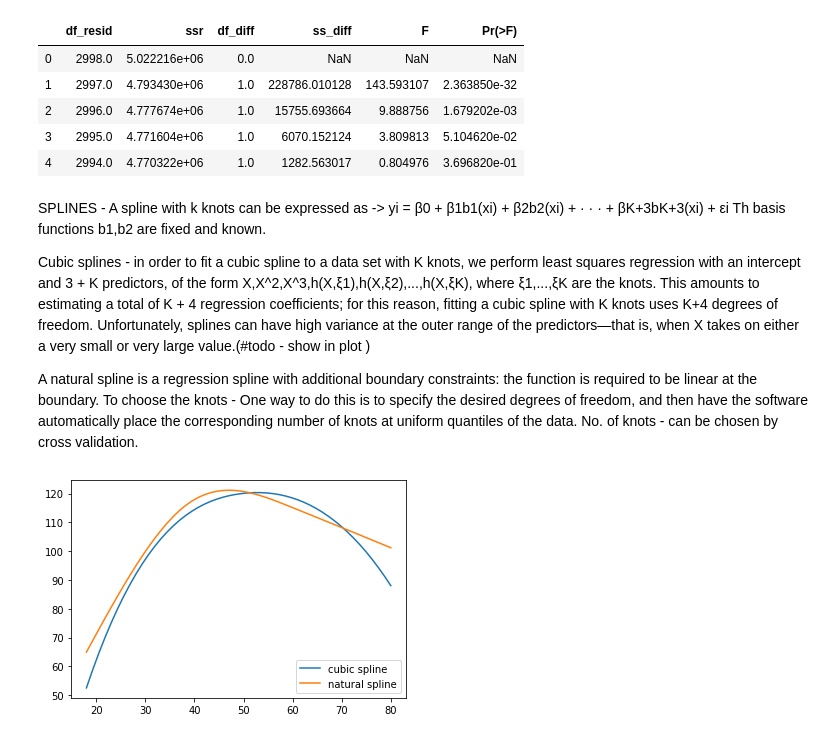
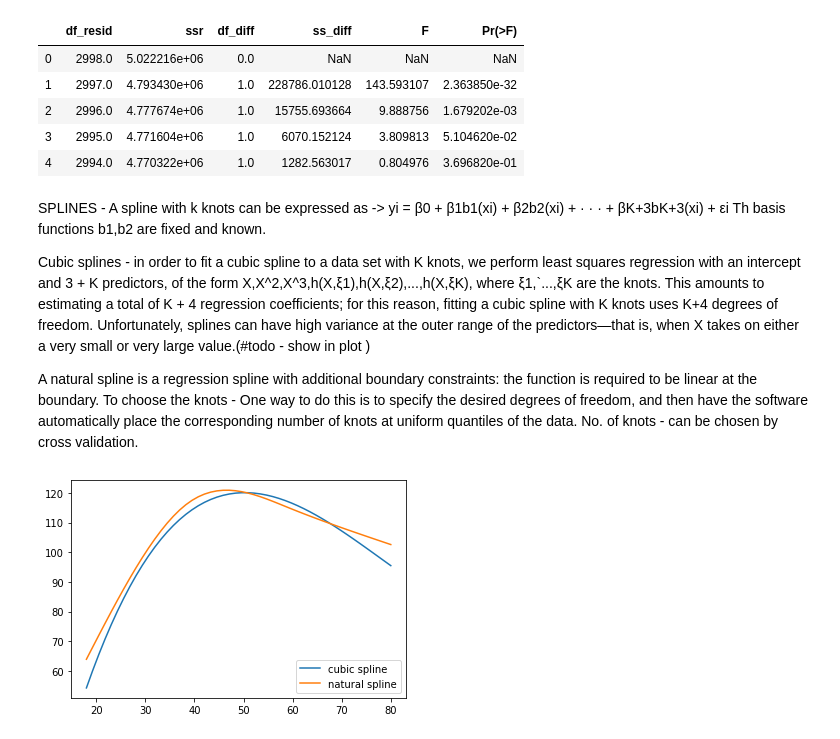
Before and after one commit to dibyajyotibehera/ISLR-python, a Jupyter notebook: chapter-7-Moving-Beyond-Linearity/Lab.ipynb, the cells around one changed output. Saved outputs shown, nothing was run; the diff lists cells and outputs as text; code cells hidden in the pictures.

```diff
--- a/chapter-7-Moving-Beyond-Linearity/Lab.ipynb
+++ b/chapter-7-Moving-Beyond-Linearity/Lab.ipynb
@@ -78,7 +80,7 @@ SPLINES - A spline with k knots can be expressed as -> yi = β0 + β1b1(xi) + β
 Th basis functions b1,b2 are fixed and known.
 
 Cubic splines -
-in order to fit a cubic spline to a data set with K knots, we perform least squares regression with an intercept and 3 + K predictors, of the form X,X^2,X^3,h(X,ξ1),h(X,ξ2),...,h(X,ξK), where ξ1,...,ξK are the knots. This amounts to estimating a total of K + 4 regression coefficients; for this reason, fitting a cubic spline with K knots uses K+4 degrees of freedom. Unfortunately, splines can have high variance at the outer range of the predictors—that is, when X takes on either a very small or very large value.(#todo - show in plot )
+in order to fit a cubic spline to a data set with K knots, we perform least squares regression with an intercept and 3 + K predictors, of the form X,X^2,X^3,h(X,ξ1),h(X,ξ2),...,h(X,ξK), where ξ1,`...,ξK are the knots. This amounts to estimating a total of K + 4 regression coefficients; for this reason, fitting a cubic spline with K knots uses K+4 degrees of freedom. Unfortunately, splines can have high variance at the outer range of the predictors—that is, when X takes on either a very small or very large value.(#todo - show in plot )
 
 A natural spline is a regression spline with additional boundary constraints: the function is required to be linear at the boundary.
 To choose the knots - One way to do this is to specify the desired degrees of freedom, and then have the software automatically place the corresponding number of knots at uniform quantiles of the data.
@@ -86,32 +88,35 @@ No. of knots - can be chosen by cross validation.
 # %%
 import patsy
 import statsmodels.api as sm
 import matplotlib.pyplot as plt
+from sklearn.model_selection import train_test_split
 
 #patsy is used for statistical transform like standradise ,centering to feed into models
 #https://www.youtube.com/watch?v=bf7l95J0s7c
 # mat = patsy.dmatrices("y ~ a + b ", data, return_type='dataframe')[1]
+X_train, X_test, y_train, y_test = train_test_split(wagesDF['age'],wagesDF['wage'],test_size=0.33,random_state=42)
 
-cubicDM = patsy.dmatrix('bs(x,df=4)', {'x': wagesDF['age']})
-cubicFit = sm.GLM(wagesDF['wage'], cubicDM).fit()
+
+cubicDM = patsy.dmatrix('bs(x,df=4)', {'x': X_train})
+cubicFit = sm.GLM(y_train, cubicDM).fit()
 
 # print to see the designmatrix/df produced which based on piecewise polynomial transformation
 # print(cubicDM)
 
-naturalcubicDM = patsy.dmatrix('cr(x,df=4)', {'x': wagesDF['age']})
-naturalcubicFit = sm.GLM(wagesDF['wage'], naturalcubicDM).fit()
+naturalcubicDM = patsy.dmatrix('cr(x,df=4)', {'x': X_train})
+naturalcubicFit = sm.GLM(y_train, naturalcubicDM).fit()
 
 #plot
 
 xp = np.linspace(wagesDF['age'].min(), wagesDF['age'].max(), 50)
 
 cubicPred = cubicFit.predict(patsy.dmatrix('bs(x,df=4)', {'x': xp}))
 naturalcubicPred = naturalcubicFit.predict(patsy.dmatrix('cr(x,df=4)', {'x': xp}))
 
 
 plt.plot(xp, cubicPred, label='cubic spline')
 plt.plot(xp, naturalcubicPred, label='natural spline')
 plt.legend()
 plt.show()
 # %% [output]
-[figure, old version]
+[figure, new version]
```
Also changed, not shown: parts of 5 cells of this notebook.
